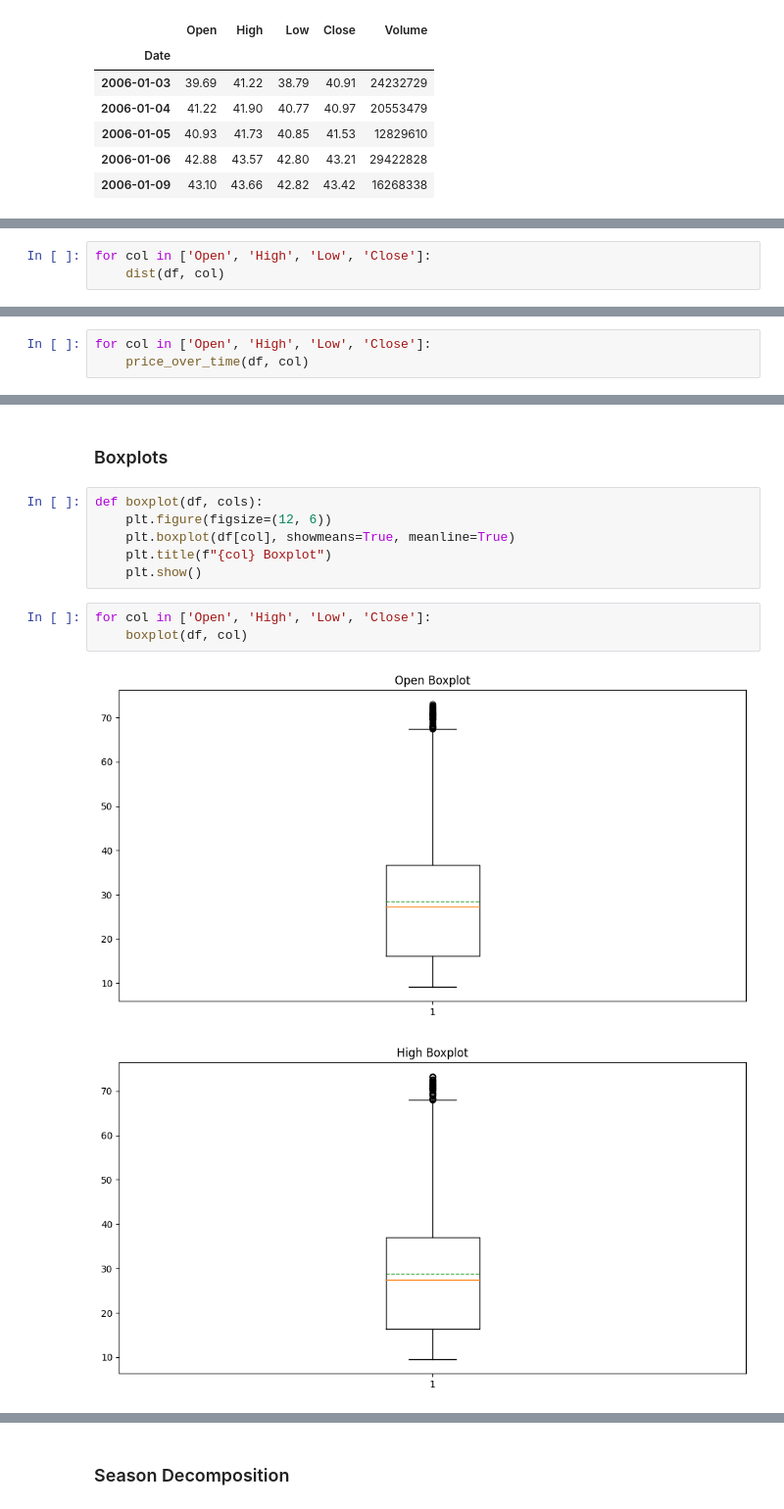
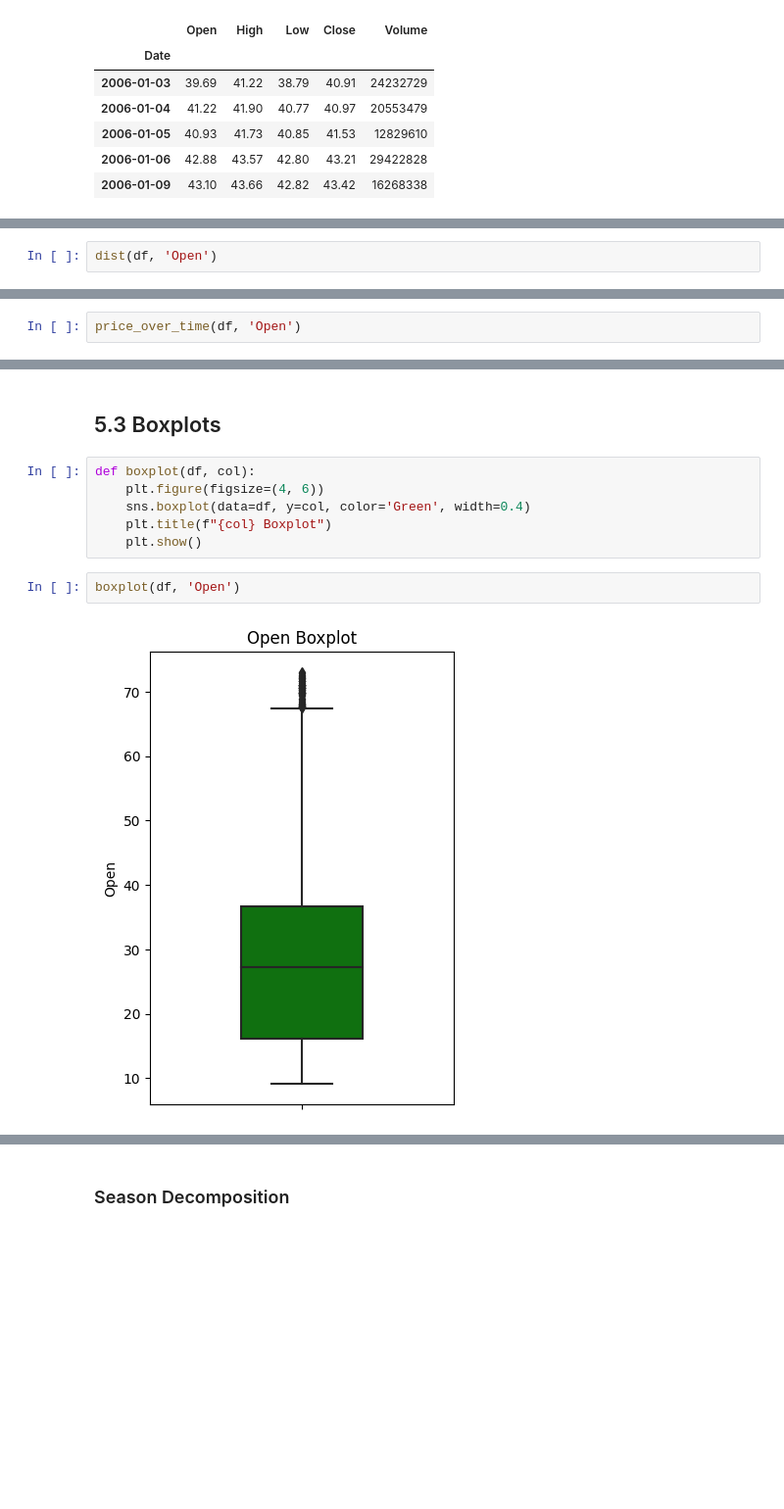
Before and after one commit to mohammadreza-mohammadi94/DataAnalysis-And-MachineLearning, a Jupyter notebook: Stocks/AABA.ipynb, the cells around one changed output, grey strips where cells are left out. Shown at 98% size. Cells and saved outputs as stored; diff of their text form; blank space fills up the shorter version.

```diff
--- a/Stocks/AABA.ipynb
+++ b/Stocks/AABA.ipynb
@@ -112,6 +320,5 @@ def dist(df, col):
     plt.ylabel("Frequency")
     plt.show()
 # %%
-for col in ['Open', 'High', 'Low', 'Close']:
-    dist(df, col)
+dist(df, 'Open')
 # %% [output]
@@ -130,6 +362,5 @@ def price_over_time(df, col):
     plt.ylabel(f"{col} Price")
     plt.show()
 # %%
-for col in ['Open', 'High', 'Low', 'Close']:
-    price_over_time(df, col)
+price_over_time(df, 'Open')
 # %% [output]
@@ -140,14 +396,12 @@ for col in ['Open', 'High', 'Low', 'Close']:
 # %% [markdown]
-### Boxplots
+## 5.3 Boxplots <a id=5.3></a>
 # %%
-def boxplot(df, cols):
-    plt.figure(figsize=(12, 6))
-    plt.boxplot(df[col], showmeans=True, meanline=True)
+def boxplot(df, col):
+    plt.figure(figsize=(4, 6))
+    sns.boxplot(data=df, y=col, color='Green', width=0.4)
     plt.title(f"{col} Boxplot")
     plt.show()
 # %%
-for col in ['Open', 'High', 'Low', 'Close']:
-    boxplot(df, col)
+boxplot(df, 'Open')
 # %% [output]
-[figure, old version]
+[figure, new version]
-[figure, removed]
```
Also changed, not shown: parts of 82 cells of this notebook.
